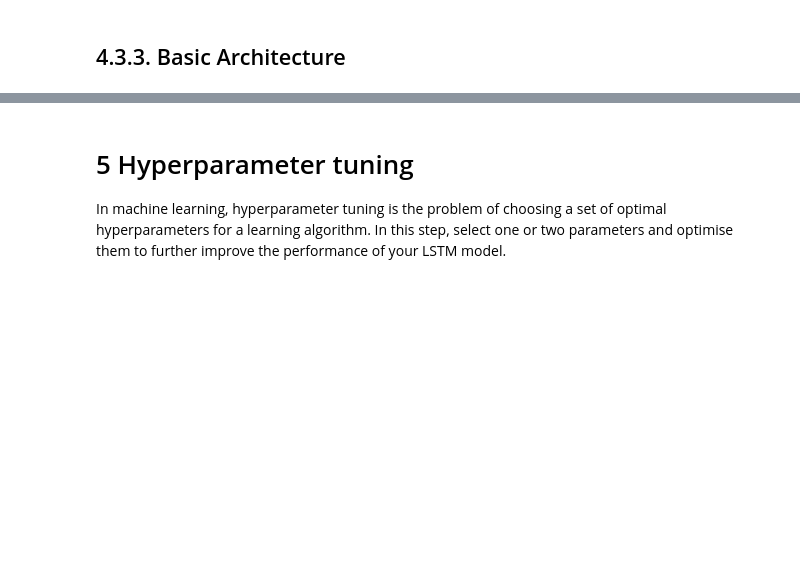
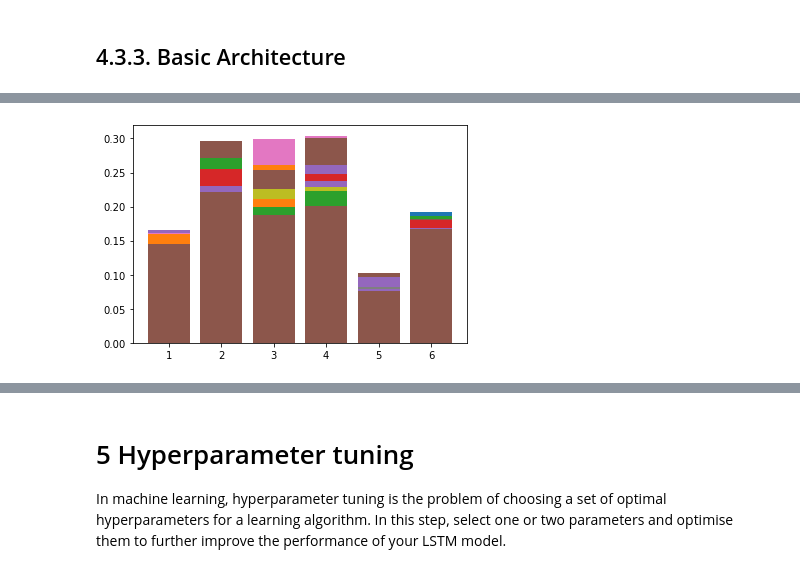
Before and after one commit to hifrickenfive/UniAdelaideAIML, a Jupyter notebook: assignment4/assignment4.ipynb, the cells around one changed output, grey strips where cells are left out. Saved outputs shown, nothing was run; the diff lists cells and outputs as text; code cells hidden in the pictures; blank space fills up the shorter version.

```diff
--- a/assignment4/assignment4.ipynb
+++ b/assignment4/assignment4.ipynb
@@ -841,0 +884,4 @@ Macro AUC OVR : 0.499, Weighted AUC OVR: 0.503
+# %%
+# Check why the LSTM model is unable to distinguish classify correctly.
+yPred = myLSTM0.predict(testData)
+print(yPred)  # The sum of probabilities = 1 for multiclass classification. The model is just a poor predictor.
@@ -842,3 +896,11 @@ Macro AUC OVR : 0.499, Weighted AUC OVR: 0.503
+# %%
+# Plot overlay of each prediction's probability vs. class label to get a sense of variability in predictions
+for i in range(0, len(yPred)):
+    plt.bar([1,2,3,4,5,6], yPred[i])
+# We can see that the model underweights 'pants-fire', 'true', and 'barely-true' (by virtue of column idx vs. previous confusion matrix plot).
+# This explains why these columns have zero counts, they never are the highest value vs. the other predicted labels.
+# %% [output]
+[figure, added]
 # %%
 # Create Deep Learning Network
 myLSTM1 = Sequential()
```
Also changed, not shown: parts of 54 cells of this notebook, 1 other file.
